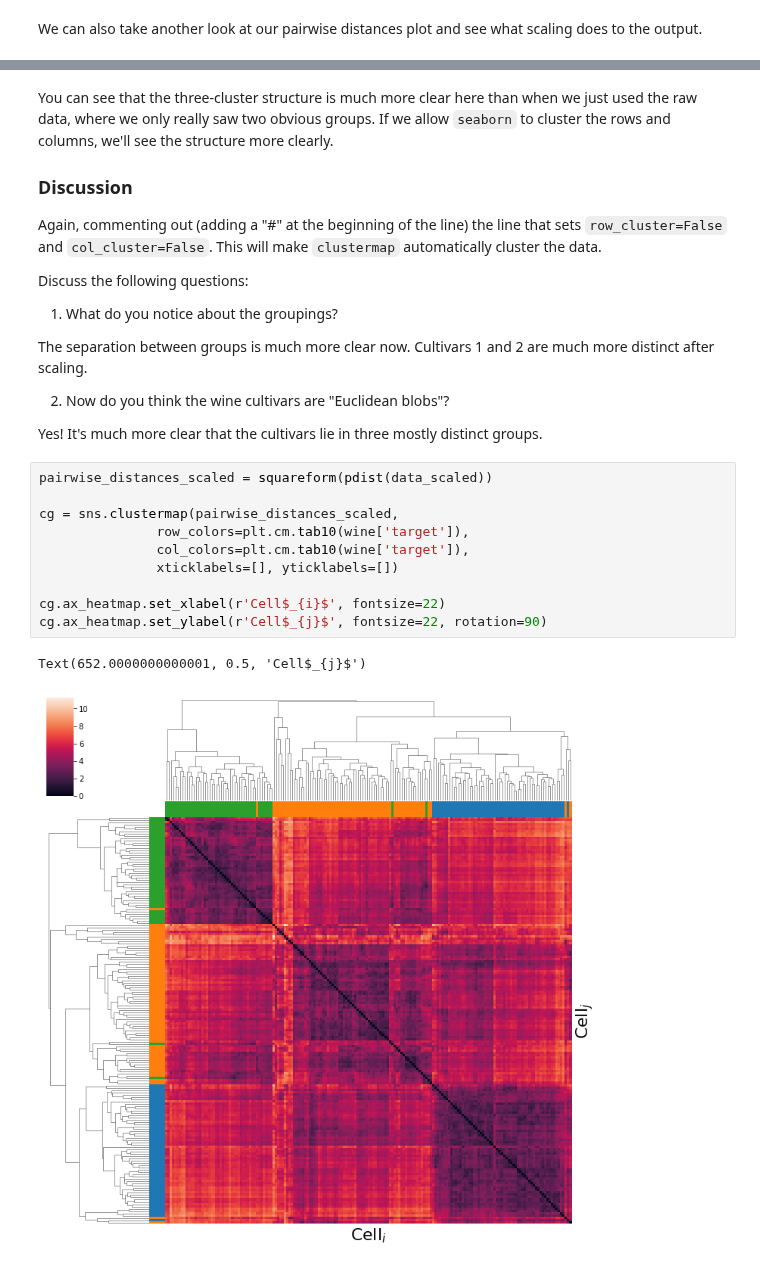
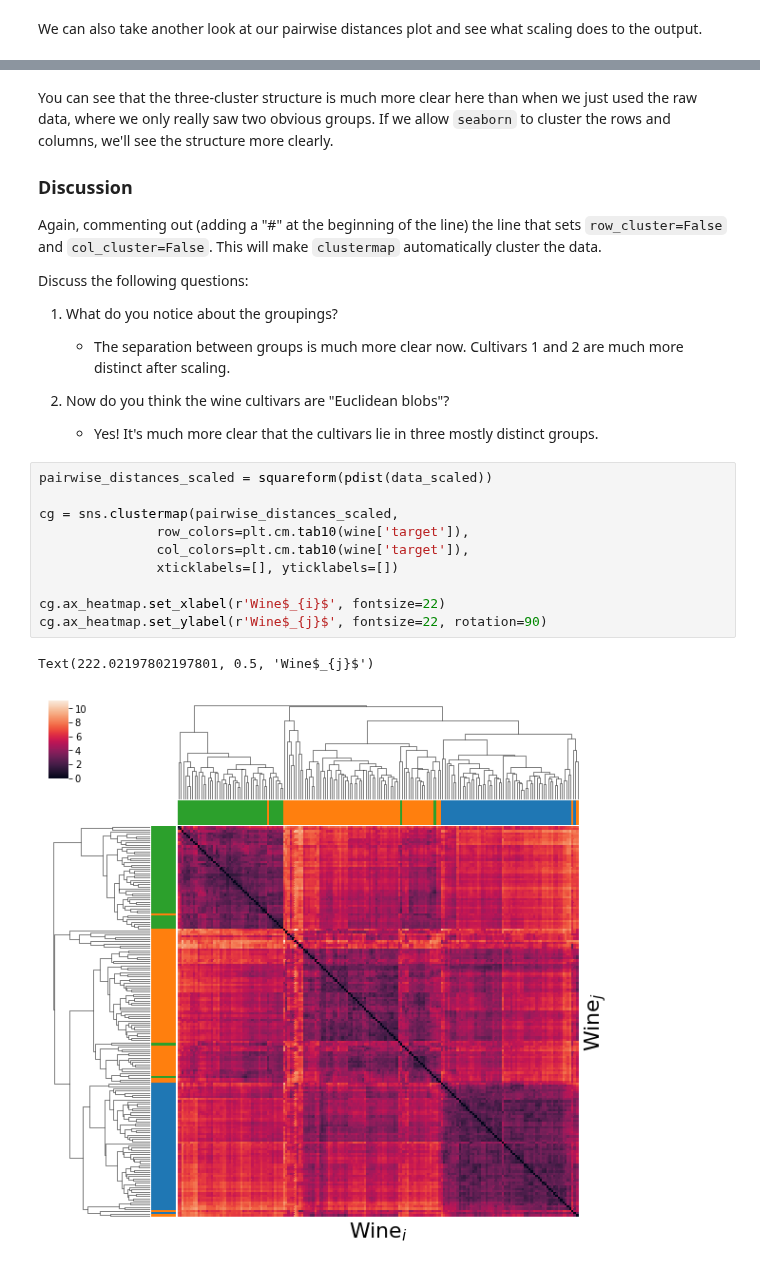
Before and after one commit to KrishnaswamyLab/SingleCellWorkshop, a Jupyter notebook: exercises/Introduction_to_Manifold_Learning/notebooks/00_Answers_Plotting_UCI_wine.ipynb, the cells around one changed output, grey strips where cells are left out. Saved outputs shown, nothing was run; the diff lists cells and outputs as text.

```diff
--- a/exercises/Introduction_to_Manifold_Learning/notebooks/00_Answers_Plotting_UCI_wine.ipynb
+++ b/exercises/Introduction_to_Manifold_Learning/notebooks/00_Answers_Plotting_UCI_wine.ipynb
@@ -376,22 +373,21 @@ Again, commenting out (adding a "#" at the beginning of the line) the line that
 
 Discuss the following questions:
 1. What do you notice about the groupings?
+    - The separation between groups is much more clear now. Cultivars 1 and 2 are much more distinct after scaling.
 
-The separation between groups is much more clear now. Cultivars 1 and 2 are much more distinct after scaling.
 
 2. Now do you think the wine cultivars are "Euclidean blobs"?
-
-Yes! It's much more clear that the cultivars lie in three mostly distinct groups.
+    - Yes! It's much more clear that the cultivars lie in three mostly distinct groups.
 # %%
 pairwise_distances_scaled = squareform(pdist(data_scaled))
 
 cg = sns.clustermap(pairwise_distances_scaled,
                row_colors=plt.cm.tab10(wine['target']),
                col_colors=plt.cm.tab10(wine['target']),
                xticklabels=[], yticklabels=[])
 
-cg.ax_heatmap.set_xlabel(r'Cell$_{i}$', fontsize=22)
-cg.ax_heatmap.set_ylabel(r'Cell$_{j}$', fontsize=22, rotation=90)
+cg.ax_heatmap.set_xlabel(r'Wine$_{i}$', fontsize=22)
+cg.ax_heatmap.set_ylabel(r'Wine$_{j}$', fontsize=22, rotation=90)
 # %% [output]
-Text(652.0000000000001, 0.5, 'Cell$_{j}$')
+Text(222.02197802197801, 0.5, 'Wine$_{j}$')
-[figure, old version]
+[figure, new version]
```
Also changed, not shown: parts of 10 cells of this notebook, 3 other files.
